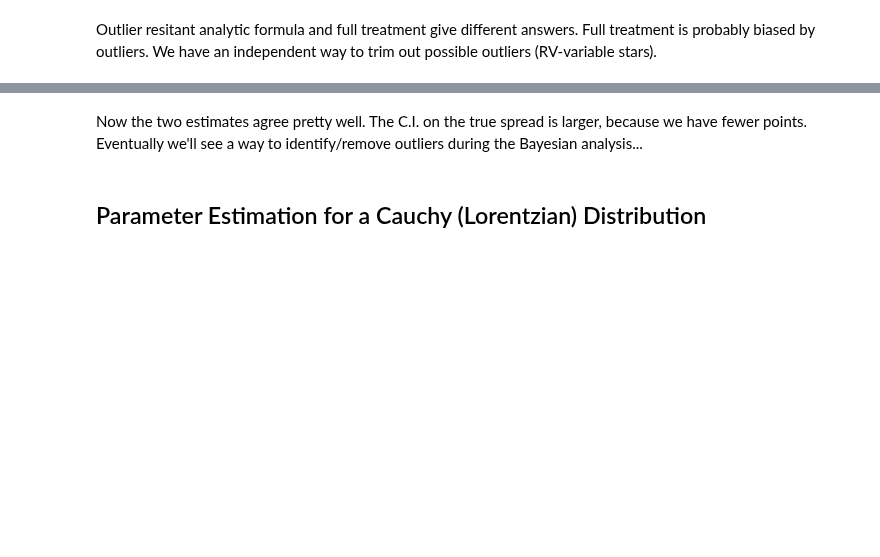
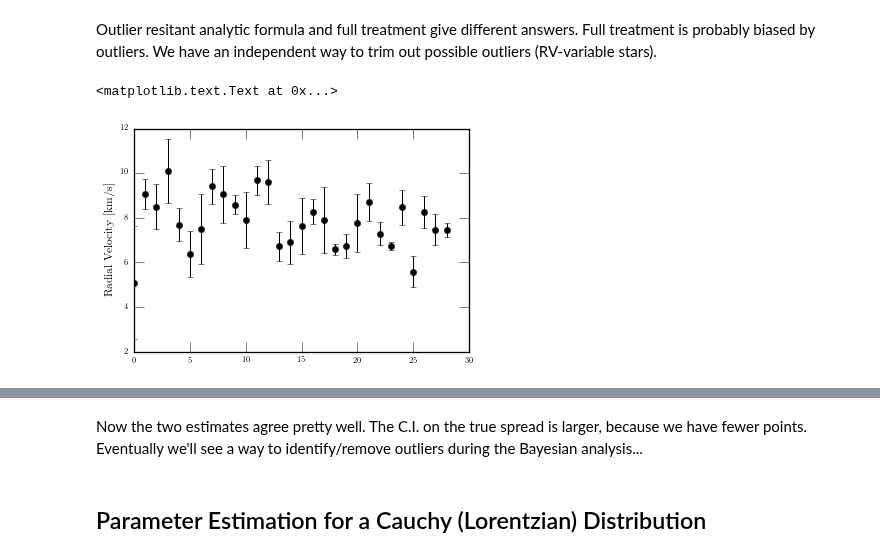
Before and after one commit to YastroML/YastroML, a Jupyter notebook: Session9_140509/bayesian_examples_and_models.ipynb, the cells around one changed output, grey strips where cells are left out. Drawn from its saved outputs; the diff is of its cells as text; code cells hidden in the pictures; blank space fills up the shorter version.

```diff
--- a/Session9_140509/bayesian_examples_and_models.ipynb
+++ b/Session9_140509/bayesian_examples_and_models.ipynb
@@ -353,8 +373,11 @@ do_likelihood(vels,verrs,"test")
 Outlier resitant analytic formula and full treatment give different answers. Full treatment is probably biased by outliers. We have an independent way to trim out possible outliers (RV-variable stars).
 # %%
 verrs_trim,vels_trim = np.load('example_data_trim.npy')
-errorbar(np.arange(len(vels_trim)),vels_trim,verrs_trim,fmt='ko')
-ylabel("Radial Velocity [km/s]",size='x-large')
+plt.errorbar(np.arange(len(vels_trim)),vels_trim,verrs_trim,fmt='ko')
+plt.ylabel("Radial Velocity [km/s]",size='x-large')
+# %% [output]
+<matplotlib.text.Text at 0x...>
+[figure, added]
 # %%
 do_analytic(vels_trim,verrs_trim)
 do_likelihood(vels_trim,verrs_trim,"test")
```
Also changed, not shown: parts of 15 cells of this notebook.
